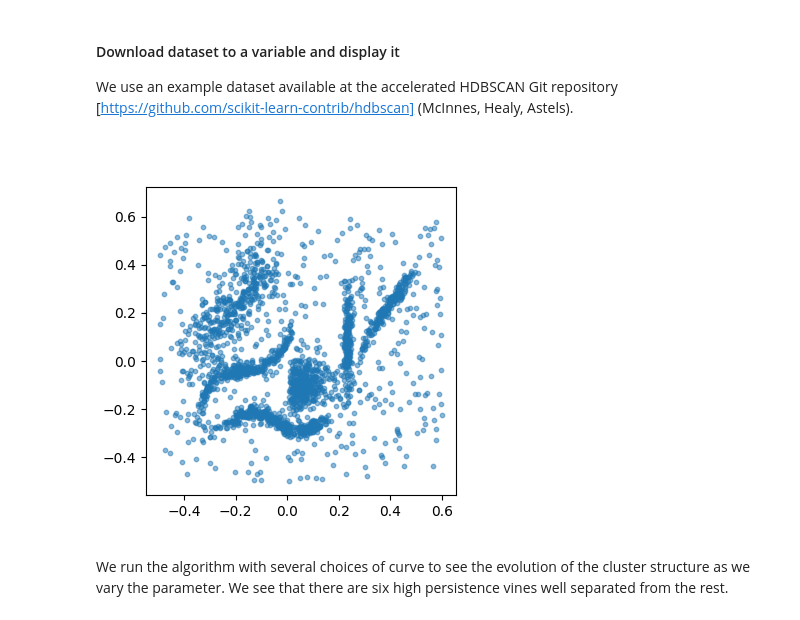
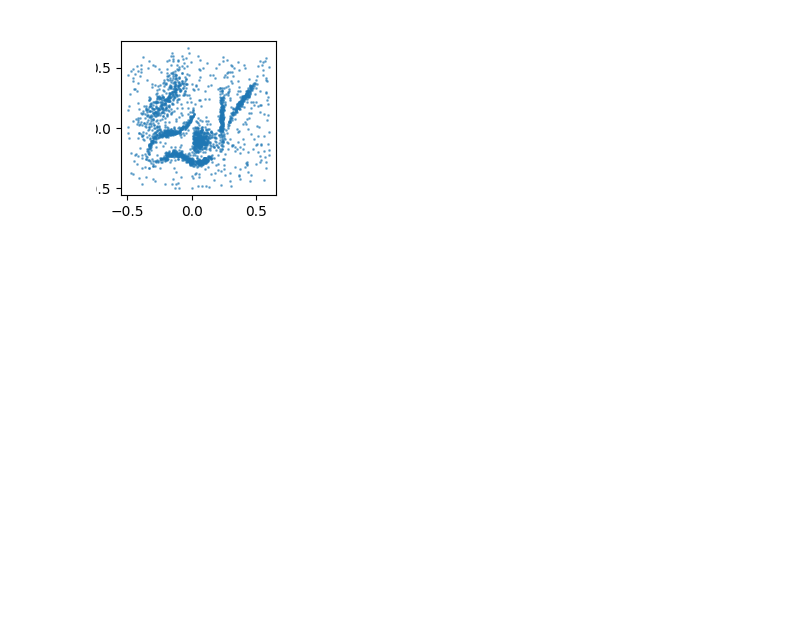
Before and after one commit to LuisScoccola/persistable, a Jupyter notebook: notebooks/example-6-clusters.ipynb, the cells around one changed output. Drawn from its saved outputs; the diff is of its cells as text; code cells hidden in the pictures; blank space fills up the shorter version.

```diff
--- a/notebooks/example-6-clusters.ipynb
+++ b/notebooks/example-6-clusters.ipynb
@@ -4,22 +4,18 @@ from persistable import Persistable
 import numpy as np
 import matplotlib.pyplot as plt
 %matplotlib ipympl
-# %% [markdown]
-#### Download dataset to a variable and display it
-
-We use an example dataset available at the accelerated HDBSCAN Git repository [https://github.com/scikit-learn-contrib/hdbscan] (McInnes, Healy, Astels).
 # %%
+# Download dataset to a variable and display it
+# We use an example dataset available at the accelerated HDBSCAN repository
+# [https://github.com/scikit-learn-contrib/hdbscan] (McInnes, Healy, Astels).
+
 from urllib.request import urlopen
 from io import BytesIO
 
 url = "https://github.com/scikit-learn-contrib/hdbscan/blob/4052692af994610adc9f72486a47c905dd527c94/notebooks/clusterable_data.npy?raw=true"
-f = urlopen(url)
-rf = f.read()
-X = np.load(BytesIO(rf))
-fig1, ax1 = plt.subplots() ; fig1.set_figheight(4) ; fig1.set_figwidth(4) ; _ = plt.scatter(X.T[0], X.T[1], s=10, alpha = 0.5)
+f = urlopen(url) ; rf = f.read() ; X = np.load(BytesIO(rf))
+plt.figure(figsize=(2,2)) ; _ = plt.scatter(X.T[0], X.T[1], s=1, alpha = 0.5)
 # %% [output]
-[figure, old version]
+[figure, new version]
-# %% [markdown]
-We run the algorithm with several choices of curve to see the evolution of the cluster structure as we vary the parameter. We see that there are six high persistence vines well separated from the rest.
 # %%
 p = Persistable(X)
```
Also changed, not shown: parts of 4 cells of this notebook, 4 other files.
